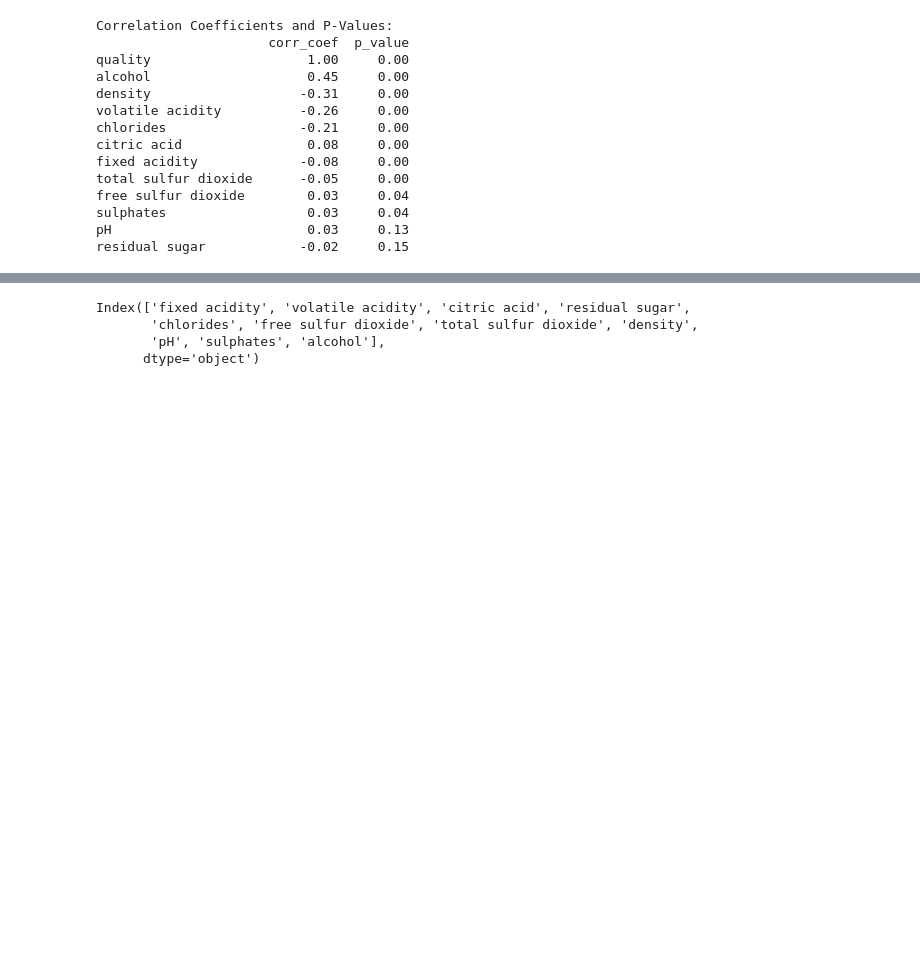
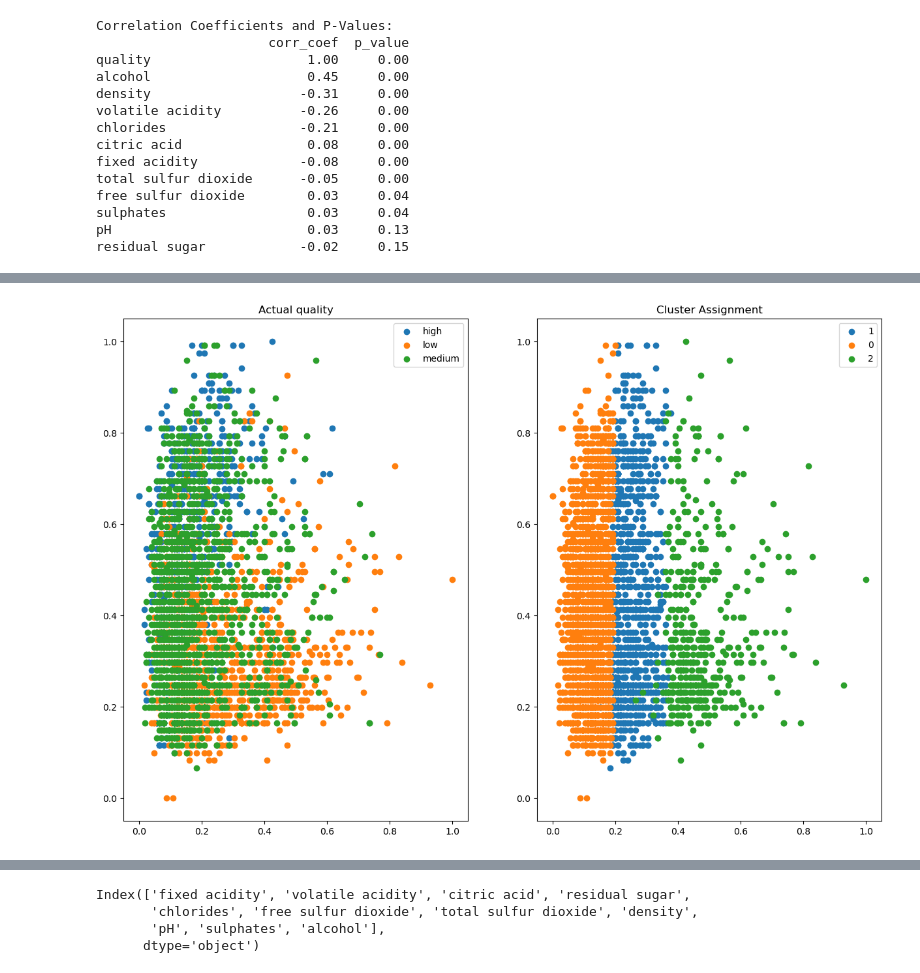
Before and after one commit to all-my-homies-hate-vscode/wine_not, a Jupyter notebook: explore2.ipynb, the cells around one changed output, grey strips where cells are left out. Saved outputs shown, nothing was run; the diff lists cells and outputs as text; code cells hidden in the pictures; blank space fills up the shorter version.

```diff
--- a/explore2.ipynb
+++ b/explore2.ipynb
@@ -66,0 +85,3 @@ residual sugar            -0.02     0.15
+# %%
+train_scaled['kmean_clusters'] = kmean_clusters
+train_scaled['DBSCAN_clusters'] = DBSCAN_clusters
@@ -66,0 +189,20 @@ residual sugar            -0.02     0.15
+# %%
+fig, axs = plt.subplots(1, 2, figsize=(15, 10))
+
+for quality_bin, subset in train_scaled.groupby('quality_bins'):
+    axs[0].scatter(subset['volatile acidity'],
+                   subset.alcohol,
+                   label=quality_bin)
+axs[0].legend()
+axs[0].set(title='Actual quality')
+
+for cluster in train_scaled.clusters.unique():
+    axs[1].scatter(train_scaled[train_scaled.clusters == cluster]['volatile acidity'],
+             train_scaled[train_scaled.clusters == cluster].alcohol,
+               label=cluster)
+axs[1].legend()
+axs[1].set(title='Cluster Assignment')
+
+plt.show()
+# %% [output]
+[figure, added]
```
Also changed, not shown: parts of 33 cells of this notebook, 1 other file.
